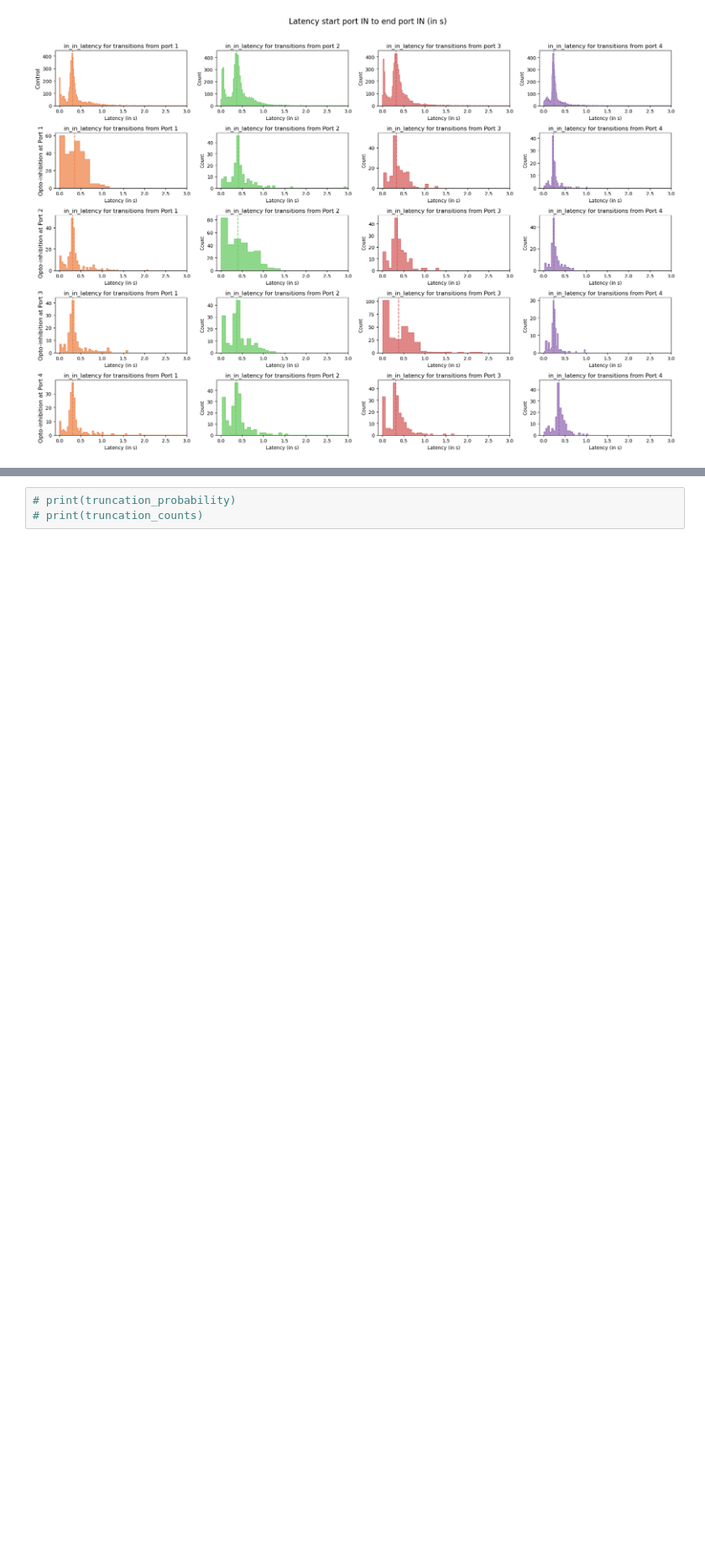
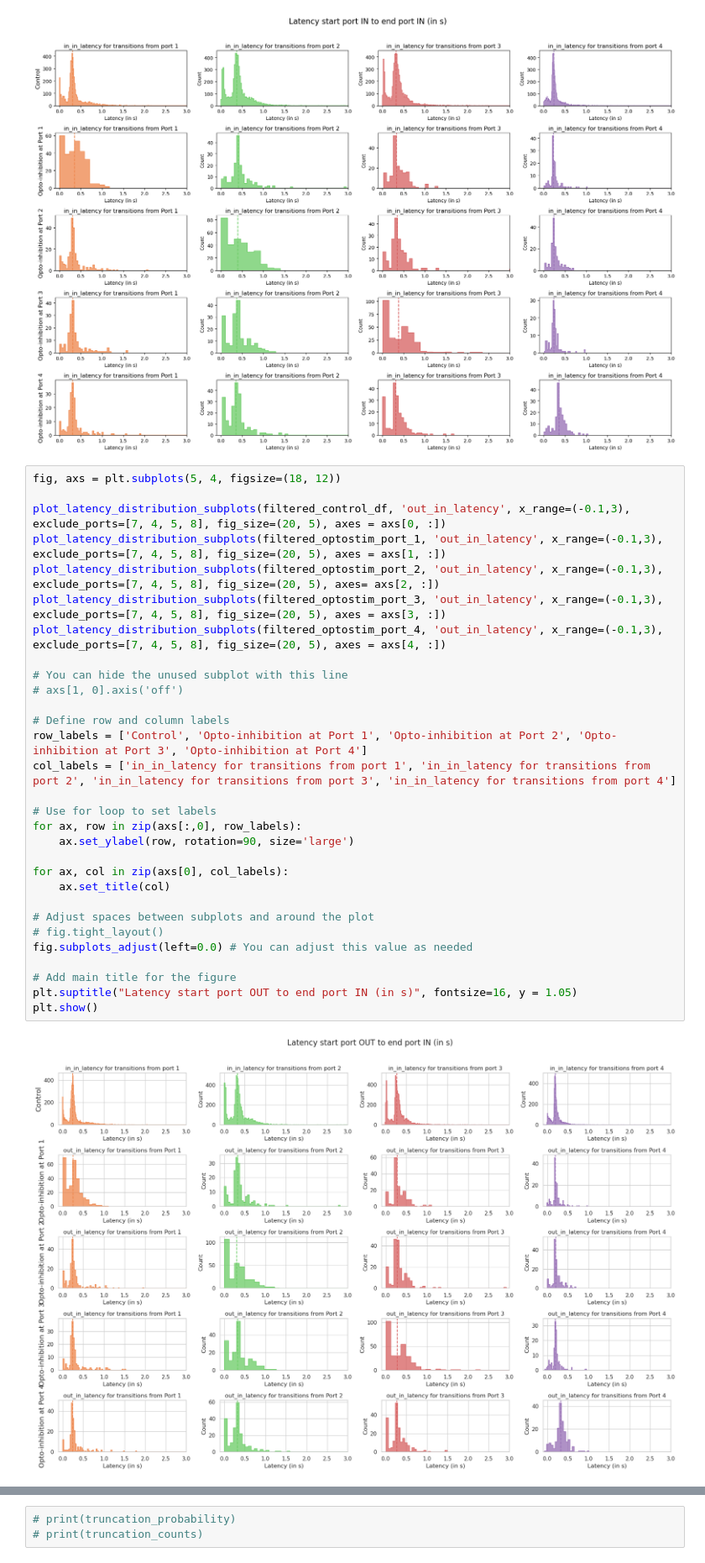
Before and after one commit to sthitapati/sarabhai, a Jupyter notebook: notebooks/plotutils.ipynb, the cells around one changed output, grey strips where cells are left out. Shown at 84% size. Drawn from its saved outputs; the diff is of its cells as text; blank space fills up the shorter version.

```diff
--- a/notebooks/plotutils.ipynb
+++ b/notebooks/plotutils.ipynb
@@ -1466,6 +1466,38 @@ plt.suptitle("Latency start port IN to end port IN (in s)", fontsize=16, y = 1.0
 plt.show()
 # %% [output]
 [figure]
+# %%
+fig, axs = plt.subplots(5, 4, figsize=(18, 12))
+
+plot_latency_distribution_subplots(filtered_control_df, 'out_in_latency', x_range=(-0.1,3), exclude_ports=[7, 4, 5, 8], fig_size=(20, 5), axes = axs[0, :])
+plot_latency_distribution_subplots(filtered_optostim_port_1, 'out_in_latency', x_range=(-0.1,3), exclude_ports=[7, 4, 5, 8], fig_size=(20, 5), axes = axs[1, :])
+plot_latency_distribution_subplots(filtered_optostim_port_2, 'out_in_latency', x_range=(-0.1,3), exclude_ports=[7, 4, 5, 8], fig_size=(20, 5), axes= axs[2, :])
+plot_latency_distribution_subplots(filtered_optostim_port_3, 'out_in_latency', x_range=(-0.1,3), exclude_ports=[7, 4, 5, 8], fig_size=(20, 5), axes = axs[3, :])
+plot_latency_distribution_subplots(filtered_optostim_port_4, 'out_in_latency', x_range=(-0.1,3), exclude_ports=[7, 4, 5, 8], fig_size=(20, 5), axes = axs[4, :])
+
+# You can hide the unused subplot with this line
+# axs[1, 0].axis('off')
+
+# Define row and column labels
+row_labels = ['Control', 'Opto-inhibition at Port 1', 'Opto-inhibition at Port 2', 'Opto-inhibition at Port 3', 'Opto-inhibition at Port 4']
+col_labels = ['in_in_latency for transitions from port 1', 'in_in_latency for transitions from port 2', 'in_in_latency for transitions from port 3', 'in_in_latency for transitions from port 4']
+
+# Use for loop to set labels
+for ax, row in zip(axs[:,0], row_labels):
+    ax.set_ylabel(row, rotation=90, size='large')
+
+for ax, col in zip(axs[0], col_labels):
+    ax.set_title(col)
+
+# Adjust spaces between subplots and around the plot
+# fig.tight_layout()
+fig.subplots_adjust(left=0.0) # You can adjust this value as needed
+
+# Add main title for the figure
+plt.suptitle("Latency start port OUT to end port IN (in s)", fontsize=16, y = 1.05)
+plt.show()
+# %% [output]
+[figure, added]
 # %%
 def plot_latency_statistics(df, latencies, y_range=(0, 5), exclude_ports=[], fig_size=(18, 8), offset_value=0.3):
     """
```
Also changed, not shown: parts of 7 cells of this notebook.
